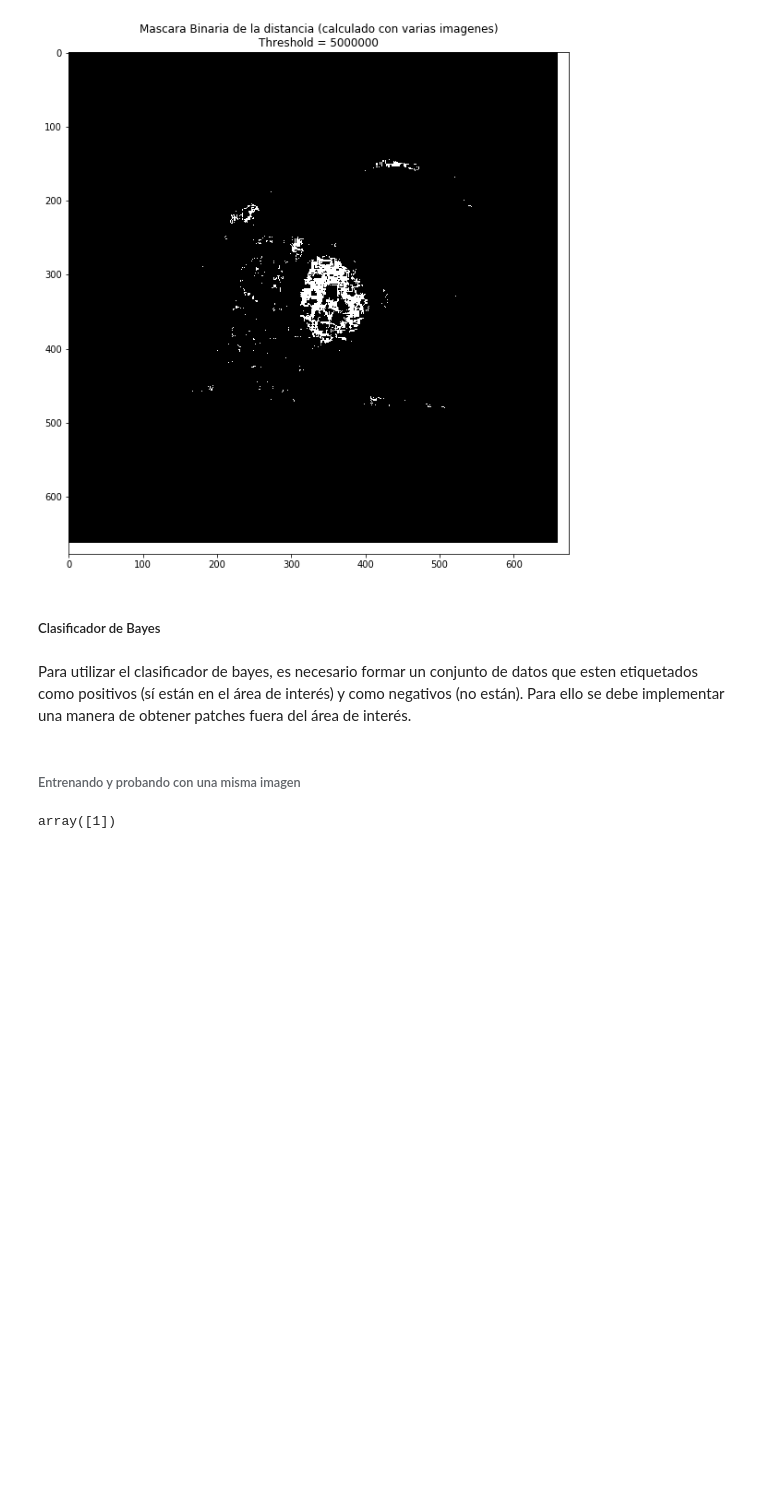
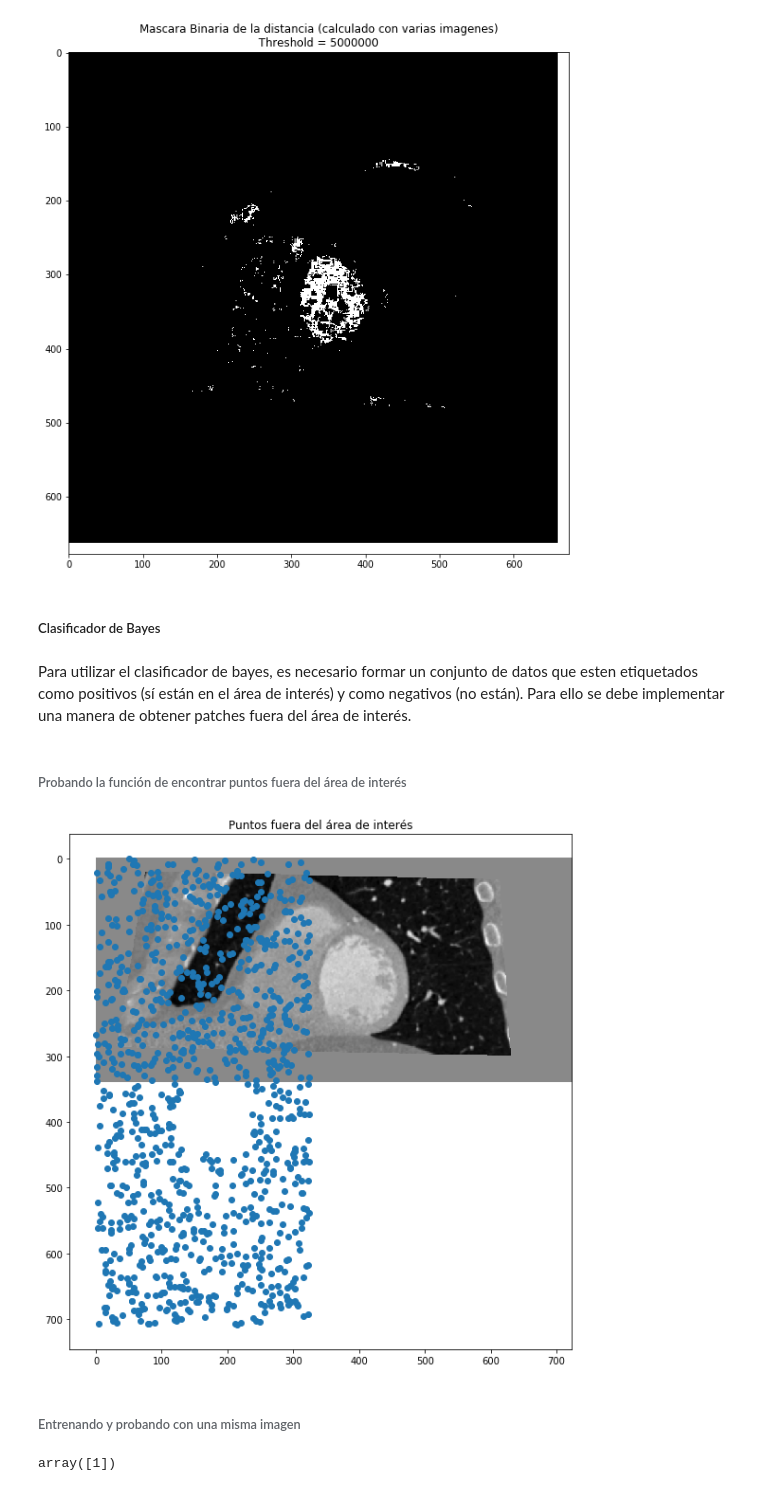
Before and after one commit to antoniovs1029/RecPat-Pracs, a Jupyter notebook: practica3/Practica 3.ipynb, the cells around one changed output. Cells and saved outputs as stored; diff of their text form; code cells hidden in the pictures; blank space fills up the shorter version.

Commit message:
Añadida prueba de encontrar puntos afuera del área de interés

```diff
--- a/practica3/Practica 3.ipynb
+++ b/practica3/Practica 3.ipynb
@@ -707,6 +707,21 @@ def barrido_clasificador(img, clasificador, TAM_PATCH = 15):
             clasificacion[i][j] = np.asscalar(pred)
 
     return clasificacion
+# %% [markdown]
+###### Probando la función de encontrar puntos fuera del área de interés
+# %%
+xs, ys = [], []
+for _ in range(1000):
+    p = obtener_pixel_afuera_del_area(imgs_prueba1["imgs"][0], imgs_prueba1["area"])
+    xs.append(p[0])
+    ys.append(p[1])
+
+plt.imshow(imgs_prueba1["imgs"][0], cmap='gray')
+plt.scatter(xs, ys)
+plt.title("Puntos fuera del área de interés")
+plt.show()
+# %% [output]
+[figure, added]
 # %% [markdown]
 ###### Entrenando y probando con una misma imagen
 # %%
```
